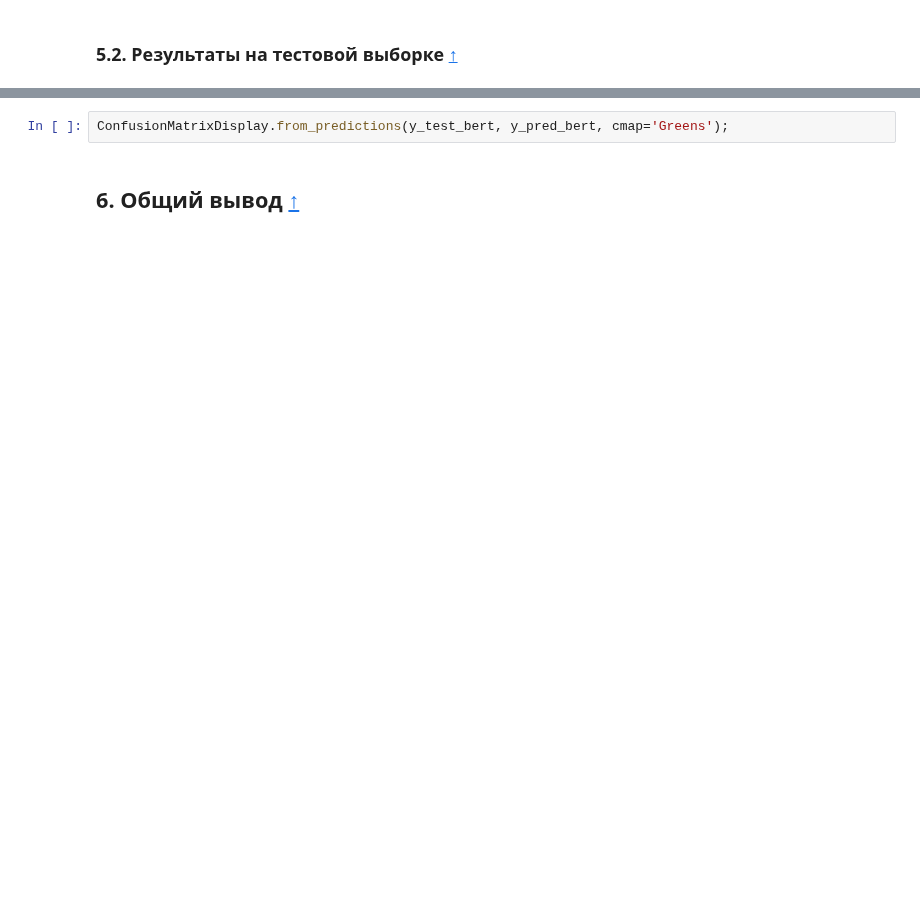
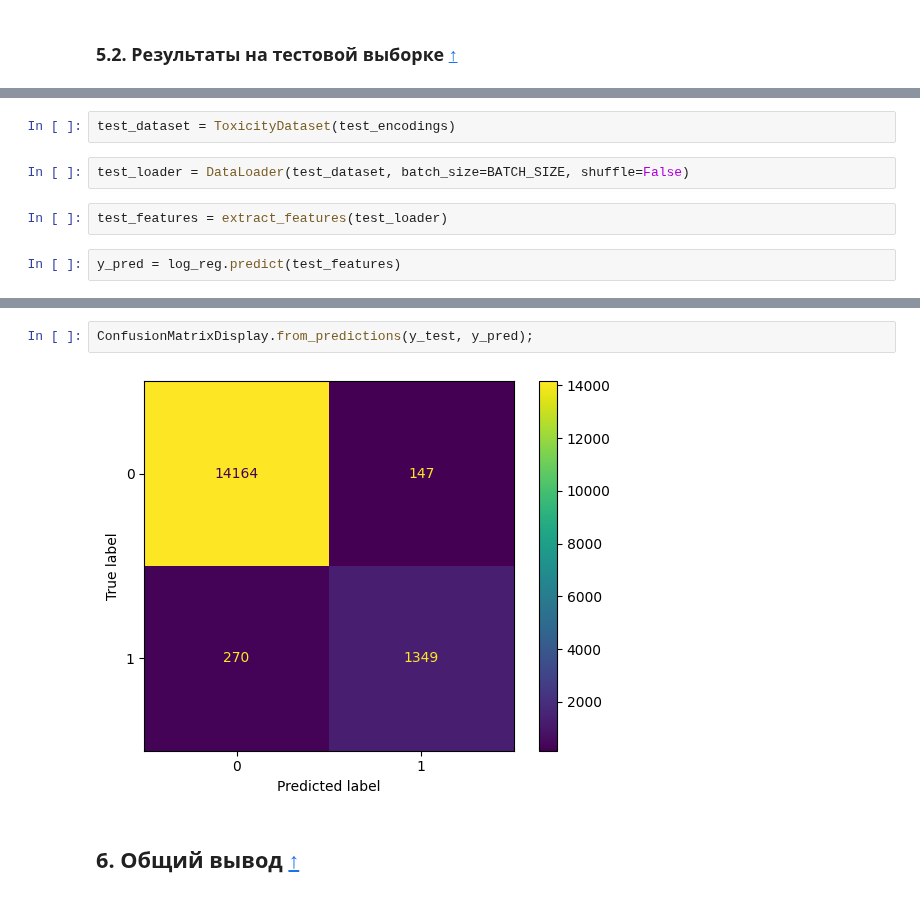
Before and after one commit to dolbilov/yandex_practicum_projects, a Jupyter notebook: 17_toxic_comments/project.ipynb, the cells around one changed output, grey strips where cells are left out. Drawn from its saved outputs; the diff is of its cells as text; blank space fills up the shorter version.

```diff
--- a/17_toxic_comments/project.ipynb
+++ b/17_toxic_comments/project.ipynb
@@ -748 +843,9 @@ y_pred_bert = toxic_lr.predict(test_embeddings)
+# %%
+test_dataset = ToxicityDataset(test_encodings)
+# %%
+test_loader = DataLoader(test_dataset, batch_size=BATCH_SIZE, shuffle=False)
+# %%
+test_features = extract_features(test_loader)
+# %%
+y_pred = log_reg.predict(test_features)
 # %%
@@ -753,5 +867,7 @@ print(classification_report(y_test_bert, y_pred_bert))
-# %%
-ConfusionMatrixDisplay.from_predictions(y_test_bert, y_pred_bert, cmap='Greens');
+# %%
+ConfusionMatrixDisplay.from_predictions(y_test, y_pred);
+# %% [output]
+[figure, added]
 # %% [markdown]
 ## 6. <a id='toc6_'></a>Общий вывод      [&#8593;](#toc0_)
 # %% [markdown]
```
Also changed, not shown: parts of 83 cells of this notebook.
